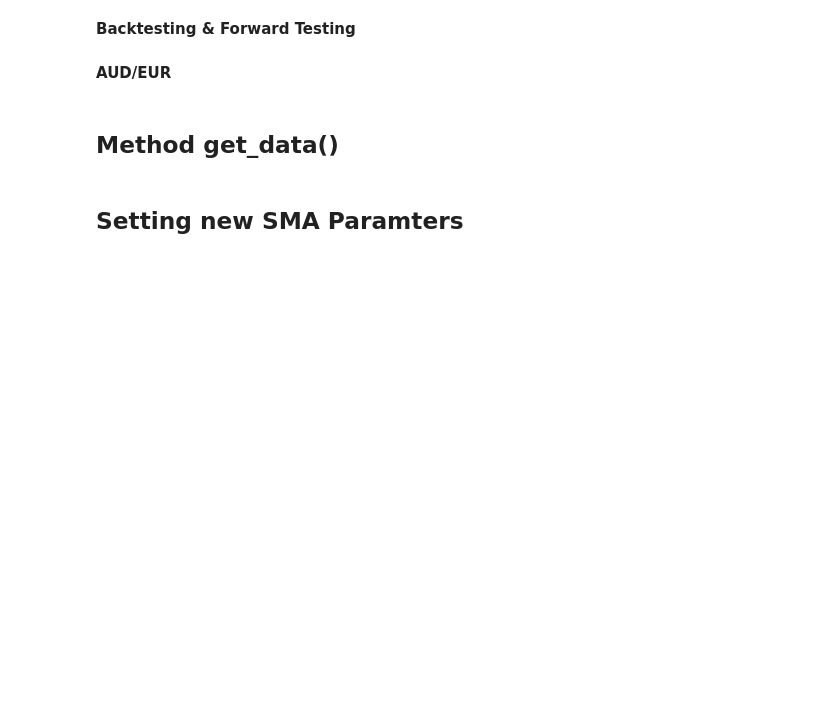
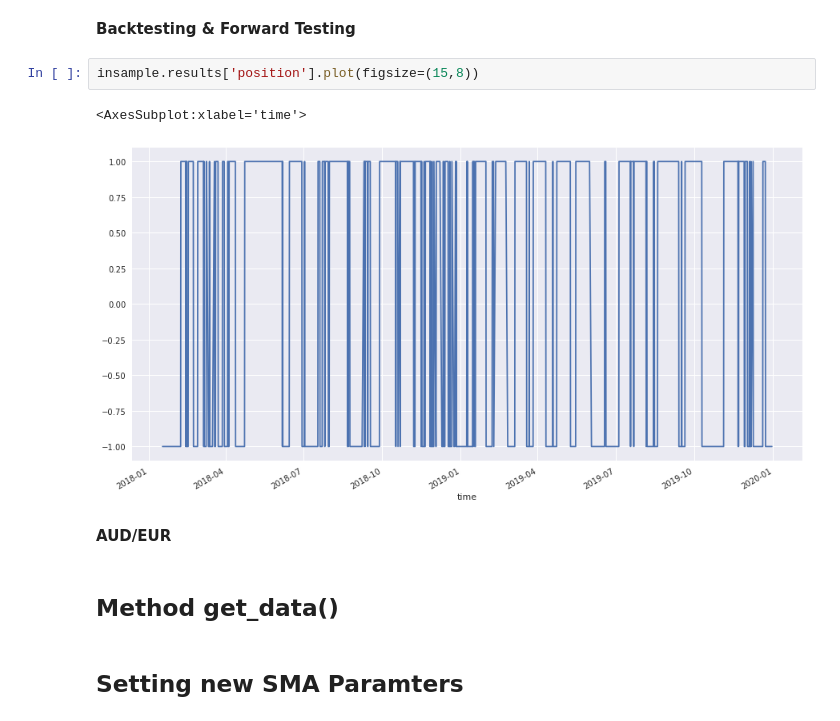
Before and after one commit to pianofreq/udemy-hagmann-course-1, a Jupyter notebook: Part_3/CBacktester-RTM.ipynb, the cells around one changed output. Cells and saved outputs as stored; diff of their text form; blank space fills up the shorter version.

```diff
--- a/Part_3/CBacktester-RTM.ipynb
+++ b/Part_3/CBacktester-RTM.ipynb
@@ -146,5 +139,10 @@ tester.results_overview
 # %% [markdown]
 __Backtesting & Forward Testing__
+# %%
+insample.results['position'].plot(figsize=(15,8))
+# %% [output]
+<AxesSubplot:xlabel='time'>
+[figure, added]
 # %% [markdown]
 __AUD/EUR__
 # %% [markdown]
```
Also changed, not shown: parts of 12 cells of this notebook.
